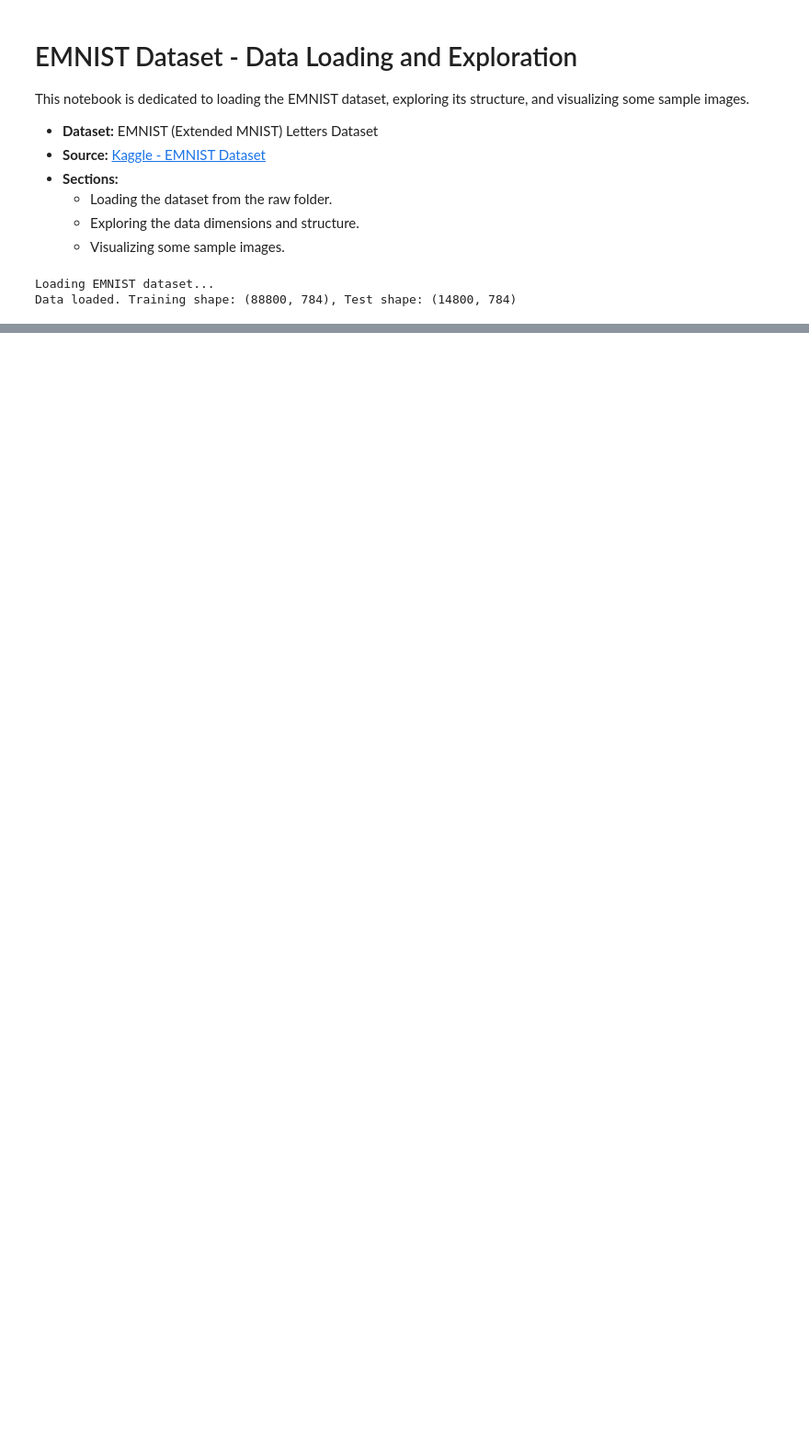
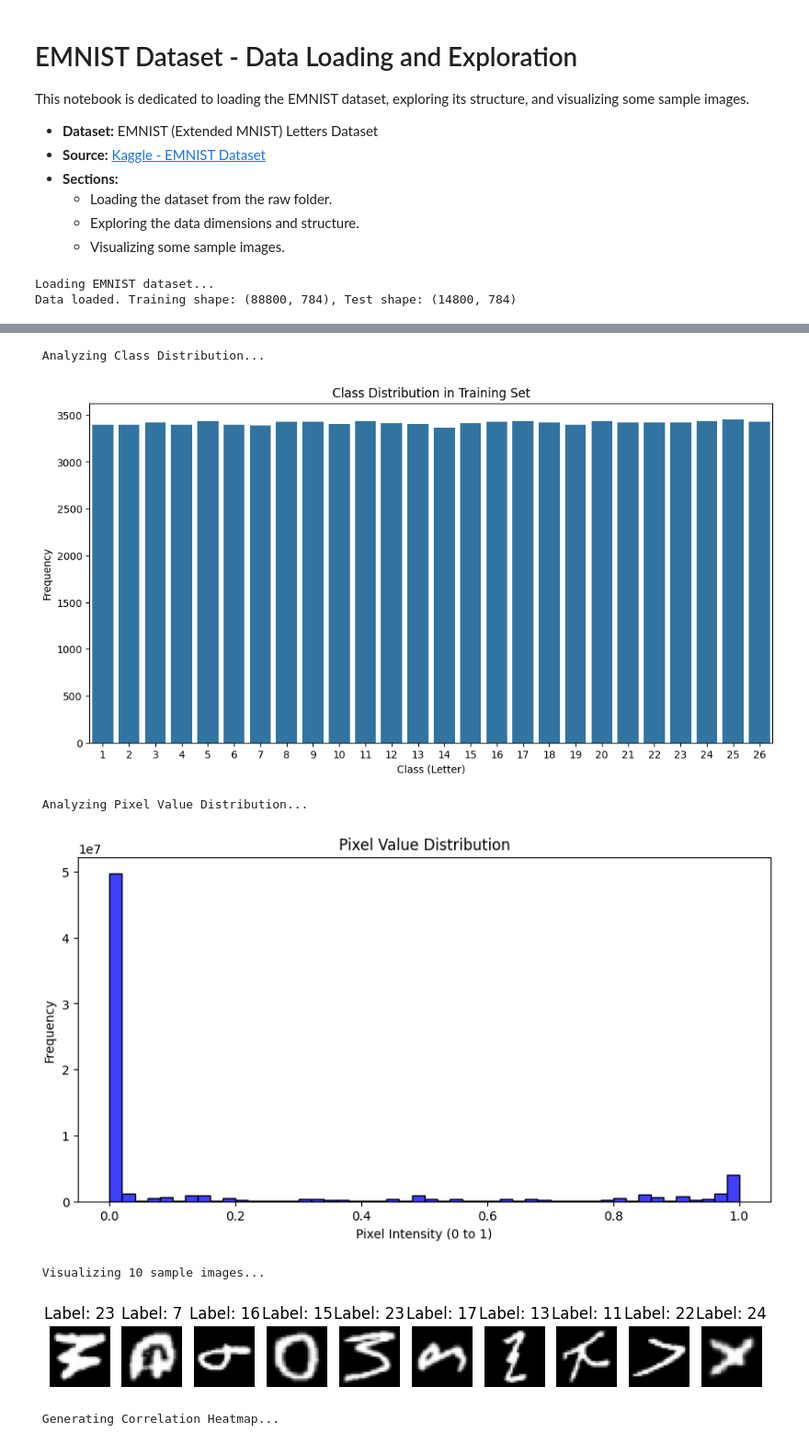
Before and after one commit to SyamGopalGuttula/emnist-ml-project, a Jupyter notebook: notebooks/01_data_loading_exploration.ipynb, the cells around one changed output, grey strips where cells are left out. Shown at 92% size. Saved outputs shown, nothing was run; the diff lists cells and outputs as text; code cells hidden in the pictures; blank space fills up the shorter version.

Commit message:
Data Preprocessing, EDA and Feature Extraction

```diff
--- a/notebooks/01_data_loading_exploration.ipynb
+++ b/notebooks/01_data_loading_exploration.ipynb
@@ -55,0 +56,11 @@ X_test shape: (14800, 784), y_test shape: (14800,)
+# %%
+# 5. Data Cleaning and Preprocessing
+from preprocess_data import preprocess_images, preprocess_labels
+
+# Preprocess the images (normalize)
+X_train = preprocess_images(X_train)
+X_test = preprocess_images(X_test)
+
+# Preprocess the labels (one-hot encode)
+y_train = preprocess_labels(y_train)
+y_test = preprocess_labels(y_test)
@@ -55,0 +79,35 @@ X_test shape: (14800, 784), y_test shape: (14800,)
+# %%
+# 6. Enhanced Exploratory Data Analysis (EDA)
+import sys
+sys.path.append('../src')
+
+from eda import (
+    explore_class_distribution,
+    analyze_pixel_distribution,
+    visualize_sample_images,
+    correlation_heatmap,
+    missing_value_analysis
+)
+
+# EDA: Class Distribution
+explore_class_distribution(y_train, title="Class Distribution in Training Set")
+
+# EDA: Pixel Value Distribution
+analyze_pixel_distribution(X_train)
+
+# EDA: Visualize Sample Images
+visualize_sample_images(X_train, y_train, samples=10)
+
+# EDA: Correlation Heatmap (Advanced)
+correlation_heatmap(X_train, sample_size=500)  # Adjust sample size for speed
+
+# EDA: Missing Value Analysis
+missing_value_analysis(X_train)
+# %% [output]
+ Analyzing Class Distribution...
+[figure, added]
+ Analyzing Pixel Value Distribution...
+[figure, added]
+ Visualizing 10 sample images...
+[figure, added]
+ Generating Correlation Heatmap...
```
Also changed, not shown: parts of 6 cells of this notebook, 6 other files.
